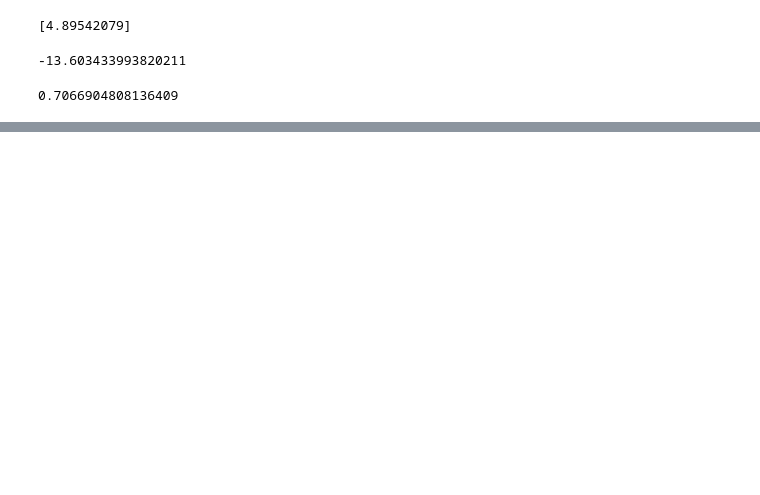
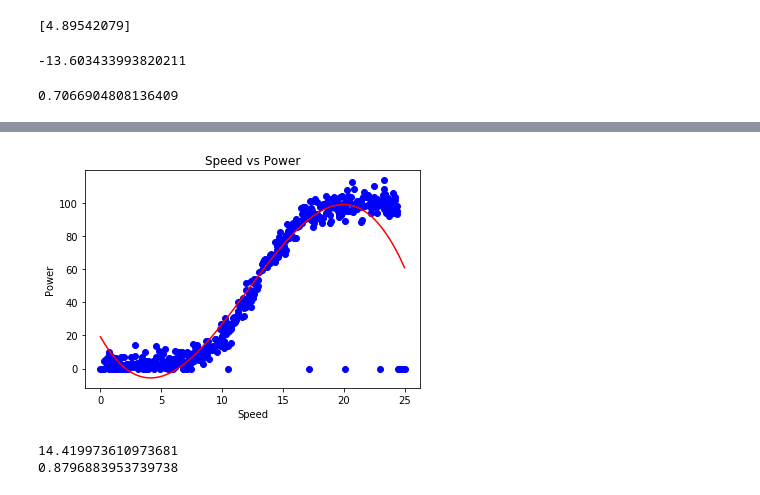
Before and after one commit to Willie2511/Data_Analysis_Project, a Jupyter notebook: Data_Project.ipynb, the cells around one changed output, grey strips where cells are left out. Cells and saved outputs as stored; diff of their text form; code cells hidden in the pictures; blank space fills up the shorter version.

```diff
--- a/Data_Project.ipynb
+++ b/Data_Project.ipynb
@@ -242,0 +207,29 @@ plt.show()
+# %%
+# fit a cubic curve (degree=3)
+poly = PolynomialFeatures(degree=3)
+x_poly = poly.fit_transform(x)
+# %%
+model = LinearRegression()
+model.fit(x_poly, y)
+y_poly_pred = model.predict(x_poly)
+# %%
+# plot speed vs power, naming x and y axis
+# plot the new cubic best fit line
+plt.scatter(x, y, color='blue')
+plt.plot(x, y_poly_pred, color='red')
+plt.title('Speed vs Power')
+plt.xlabel('Speed')
+plt.ylabel('Power')
+plt.show()
+# %% [output]
+[figure, added]
+# %%
+# Calculate the r2 value in order to compare accuracy vs linear model
+from sklearn.metrics import mean_squared_error, r2_score
+rmse = np.sqrt(mean_squared_error(y,y_poly_pred))
+r2 = r2_score(y,y_poly_pred)
+print(rmse)
+print(r2)
+# %% [output]
+14.419973610973681
+0.8796883953739738
```
Also changed, not shown: parts of 31 cells of this notebook.
